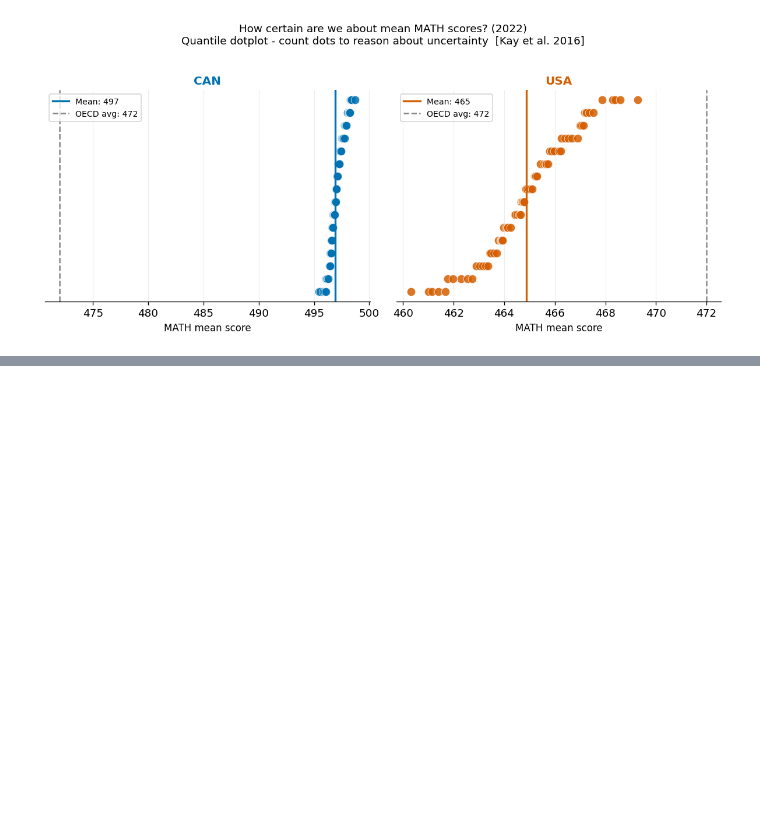
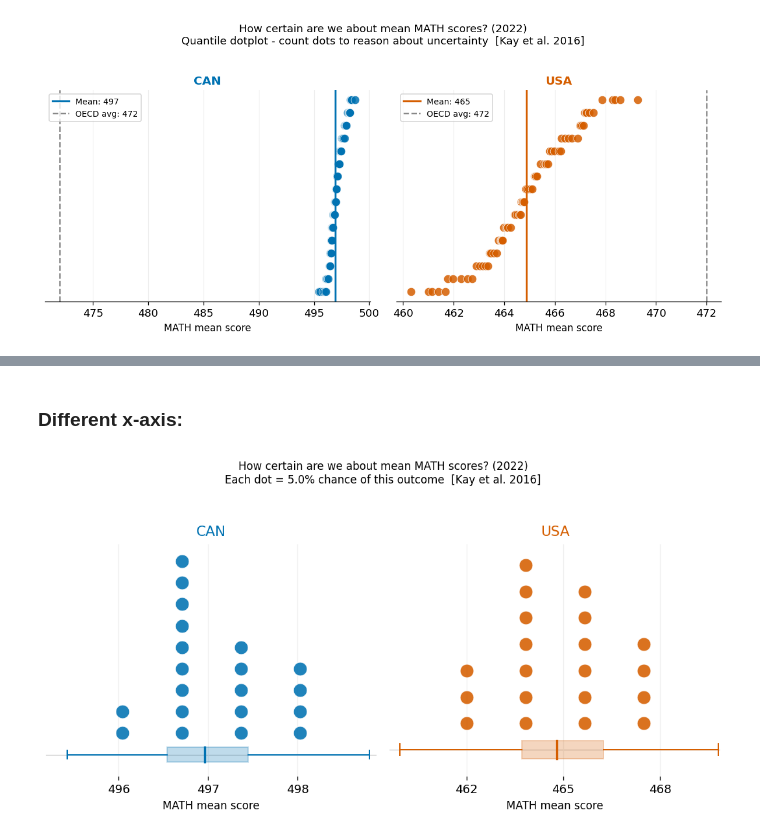
Before and after one commit to apoorva43/ETS_Smart_Dashboard, a Jupyter notebook: notebooks/uncertainty_visualization.ipynb, the cells around one changed output, grey strips where cells are left out. Saved outputs shown, nothing was run; the diff lists cells and outputs as text; code cells hidden in the pictures; blank space fills up the shorter version.

```diff
--- a/notebooks/uncertainty_visualization.ipynb
+++ b/notebooks/uncertainty_visualization.ipynb
@@ -74,0 +104,14 @@ plt.show()
+# %% [markdown]
+### Different x-axis:
+# %%
+# n_dots=20
+fig = plot_quantile_dotplot_diff_axis(
+    df,
+    subject="MATH",
+    countries=["CAN", "USA"],
+    year=2022,
+    n_dots=20
+)
+plt.show()
+# %% [output]
+[figure, added]
```
Also changed, not shown: parts of 10 cells of this notebook.
